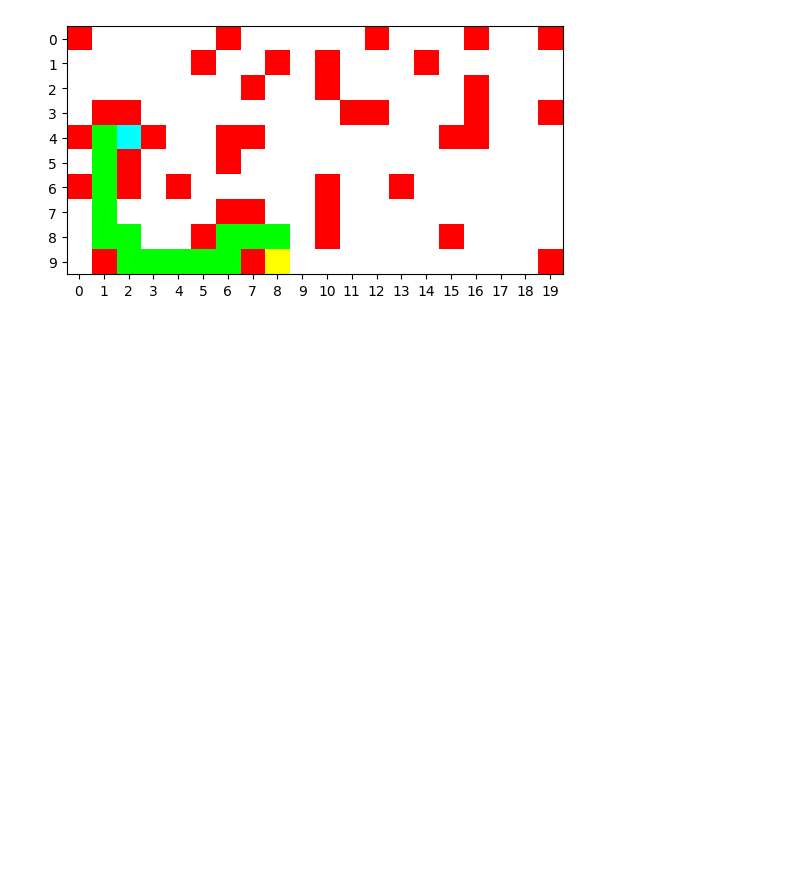
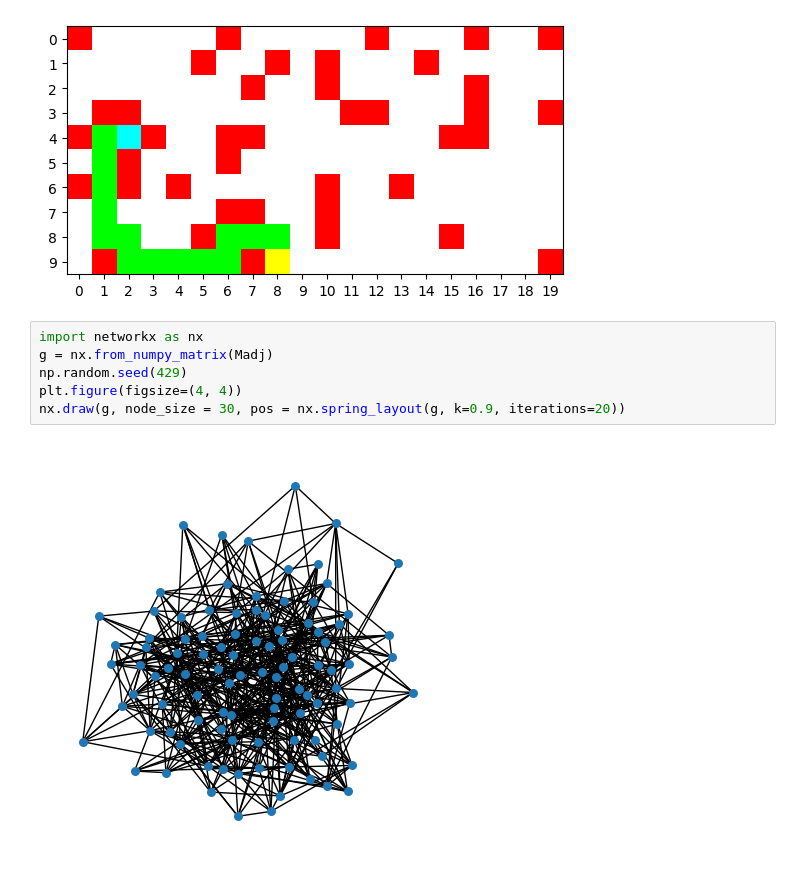
Before and after one commit to dmitry-grigorev/AlgoAnalysisDevelopment, a Jupyter notebook: Task6/task6notebook.ipynb, the cells around one changed output. Drawn from its saved outputs; the diff is of its cells as text; blank space fills up the shorter version.

```diff
--- a/Task6/task6notebook.ipynb
+++ b/Task6/task6notebook.ipynb
@@ -143,3 +143,11 @@ plot_maze(ansmaze, start, end)
 # %% [output]
 Clipping input data to the valid range for imshow with RGB data ([0..1] for floats or [0..255] for integers).
 [figure]
+# %%
+import networkx as nx
+g = nx.from_numpy_matrix(Madj)
+np.random.seed(429)
+plt.figure(figsize=(4, 4))
+nx.draw(g, node_size = 30, pos = nx.spring_layout(g, k=0.9, iterations=20))
+# %% [output]
+[figure, added]
```
Also changed, not shown: parts of 4 cells of this notebook, 5 other files.
